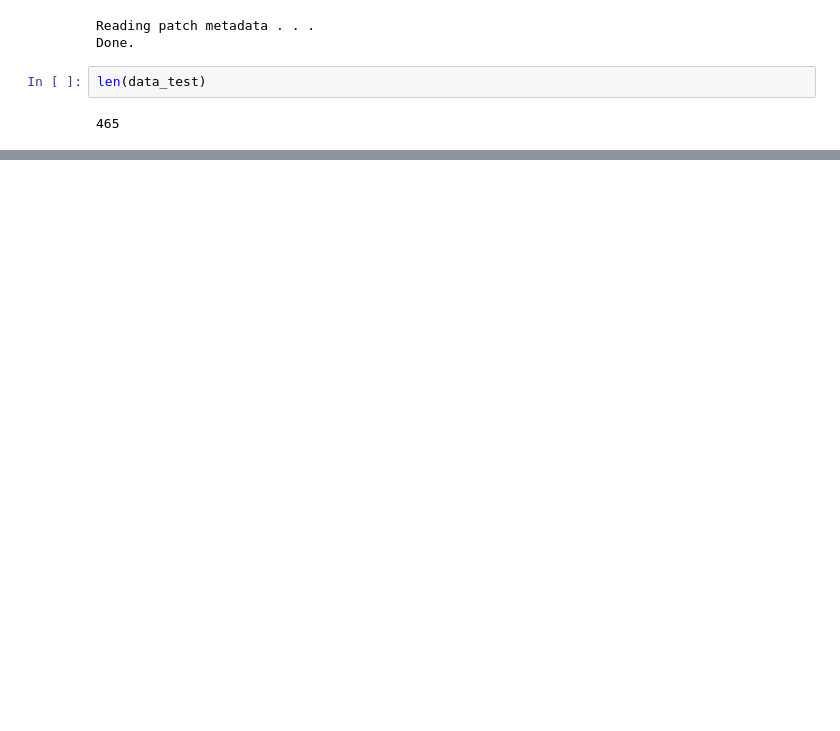
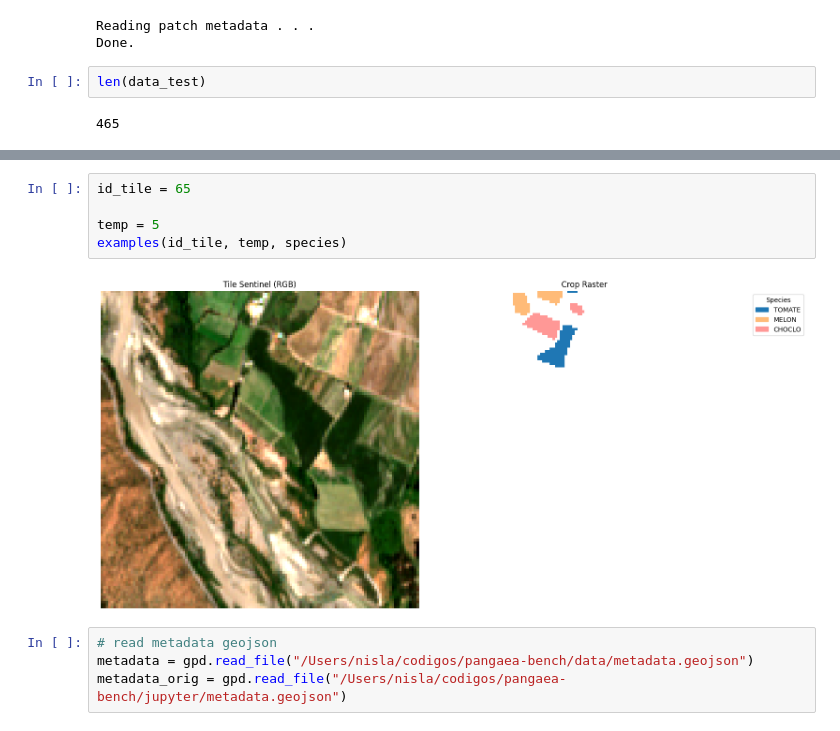
Before and after one commit to GioCastiglioni/pangaea-bench, a Jupyter notebook: jupyter/dummy_creation.ipynb, the cells around one changed output, grey strips where cells are left out. Drawn from its saved outputs; the diff is of its cells as text; blank space fills up the shorter version.

```diff
--- a/jupyter/dummy_creation.ipynb
+++ b/jupyter/dummy_creation.ipynb
@@ -103,0 +132,11 @@ data_test[0]
+# %%
+id_tile = 65
+
+temp = 5
+examples(id_tile, temp, species)
+# %% [output]
+[figure, added]
+# %%
+# read metadata geojson
+metadata = gpd.read_file("/Users/nisla/codigos/pangaea-bench/data/metadata.geojson")
+metadata_orig = gpd.read_file("/Users/nisla/codigos/pangaea-bench/jupyter/metadata.geojson")
```
Also changed, not shown: parts of 8 cells of this notebook, 1 other file.
